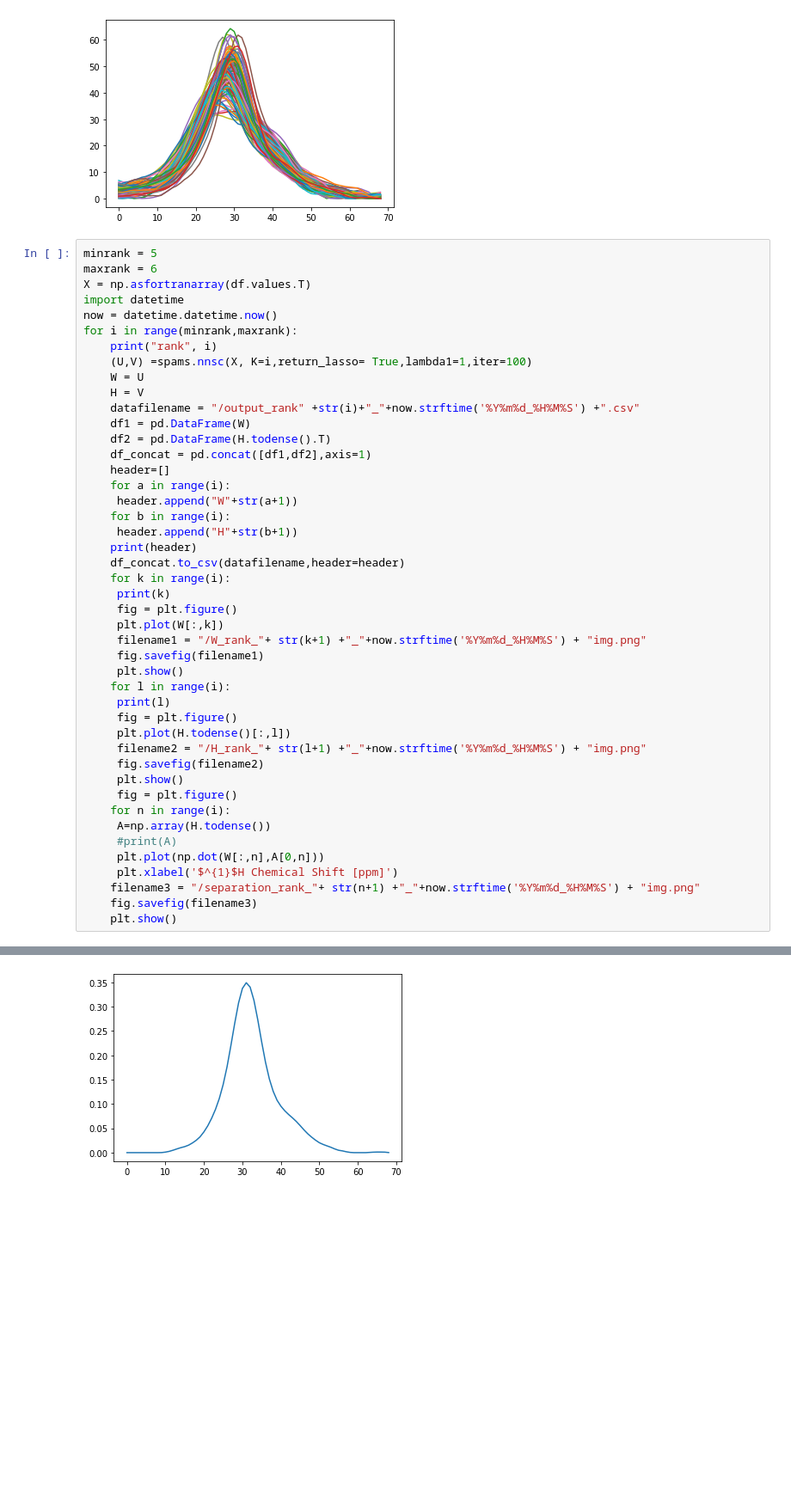
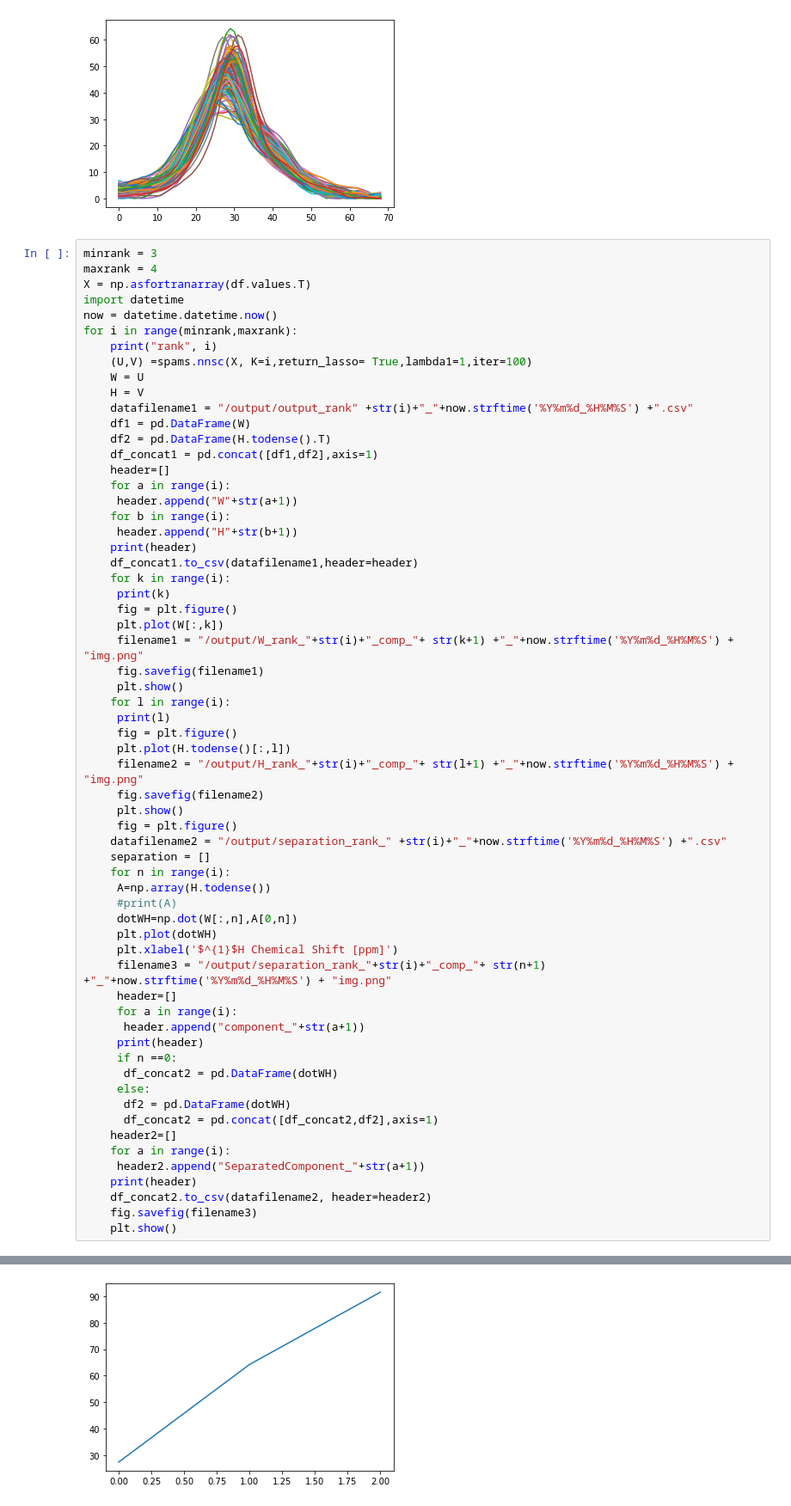
Before and after one commit to riken-emar/NNSC, a Jupyter notebook: spams.ipynb, the cells around one changed output, grey strips where cells are left out. Shown at 86% size. Drawn from its saved outputs; the diff is of its cells as text; blank space fills up the shorter version.

```diff
--- a/spams.ipynb
+++ b/spams.ipynb
@@ -105,8 +105,8 @@ plt.show()
 # %% [output]
 [figure]
 # %%
-minrank = 5
-maxrank = 6
+minrank = 3
+maxrank = 4
 X = np.asfortranarray(df.values.T)
 import datetime
 now = datetime.datetime.now()
@@ -115,38 +115,55 @@ for i in range(minrank,maxrank):
     (U,V) =spams.nnsc(X, K=i,return_lasso= True,lambda1=1,iter=100)
     W = U
     H = V
-    datafilename = "/output_rank" +str(i)+"_"+now.strftime('%Y%m%d_%H%M%S') +".csv"
+    datafilename1 = "/output/output_rank" +str(i)+"_"+now.strftime('%Y%m%d_%H%M%S') +".csv"
     df1 = pd.DataFrame(W)
     df2 = pd.DataFrame(H.todense().T)
-    df_concat = pd.concat([df1,df2],axis=1)
+    df_concat1 = pd.concat([df1,df2],axis=1)
     header=[]
     for a in range(i):
      header.append("W"+str(a+1))
     for b in range(i):
      header.append("H"+str(b+1))
     print(header)
-    df_concat.to_csv(datafilename,header=header)
+    df_concat1.to_csv(datafilename1,header=header)
     for k in range(i):
      print(k)
      fig = plt.figure()
      plt.plot(W[:,k])
-     filename1 = "/W_rank_"+ str(k+1) +"_"+now.strftime('%Y%m%d_%H%M%S') + "img.png"
+     filename1 = "/output/W_rank_"+str(i)+"_comp_"+ str(k+1) +"_"+now.strftime('%Y%m%d_%H%M%S') + "img.png"
      fig.savefig(filename1)
      plt.show()
     for l in range(i):
      print(l)
      fig = plt.figure()
      plt.plot(H.todense()[:,l])
-     filename2 = "/H_rank_"+ str(l+1) +"_"+now.strftime('%Y%m%d_%H%M%S') + "img.png"
+     filename2 = "/output/H_rank_"+str(i)+"_comp_"+ str(l+1) +"_"+now.strftime('%Y%m%d_%H%M%S') + "img.png"
      fig.savefig(filename2)
      plt.show()
      fig = plt.figure()
+    datafilename2 = "/output/separation_rank_" +str(i)+"_"+now.strftime('%Y%m%d_%H%M%S') +".csv"
+    separation = []
     for n in range(i):
      A=np.array(H.todense())
      #print(A)
-     plt.plot(np.dot(W[:,n],A[0,n]))
+     dotWH=np.dot(W[:,n],A[0,n])
+     plt.plot(dotWH)
      plt.xlabel('$^{1}$H Chemical Shift [ppm]')
-    filename3 = "/separation_rank_"+ str(n+1) +"_"+now.strftime('%Y%m%d_%H%M%S') + "img.png"
+     filename3 = "/output/separation_rank_"+str(i)+"_comp_"+ str(n+1) +"_"+now.strftime('%Y%m%d_%H%M%S') + "img.png"
+     header=[]
+     for a in range(i):
+      header.append("component_"+str(a+1))
+     print(header)
+     if n ==0:
+      df_concat2 = pd.DataFrame(dotWH)
+     else:
+      df2 = pd.DataFrame(dotWH)
+      df_concat2 = pd.concat([df_concat2,df2],axis=1)
+    header2=[]
+    for a in range(i):
+     header2.append("SeparatedComponent_"+str(a+1))
+    print(header)
+    df_concat2.to_csv(datafilename2, header=header2)
     fig.savefig(filename3)
     plt.show()
 # %% [output]
@@ -164 +182 @@ rank 5
-[figure, old version]
+[figure, new version]
```
Also changed, not shown: parts of 1 cell of this notebook.
